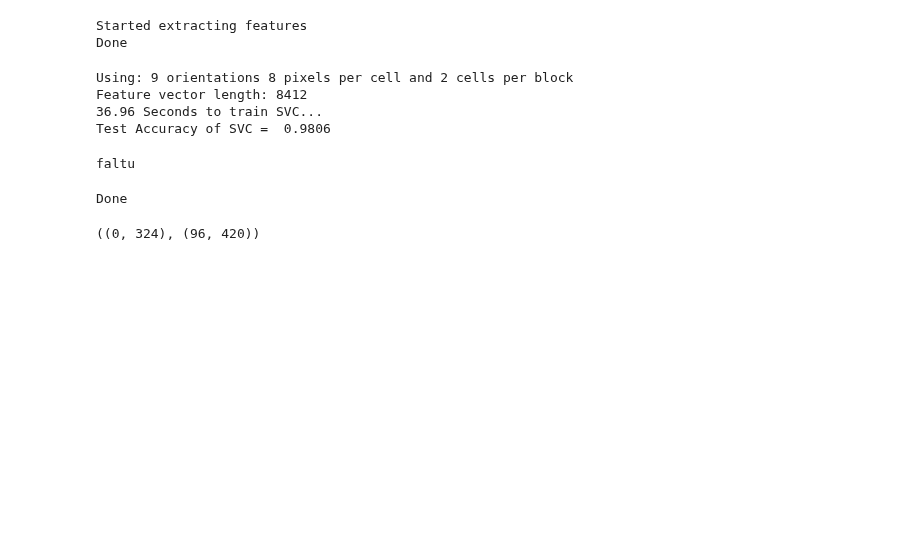
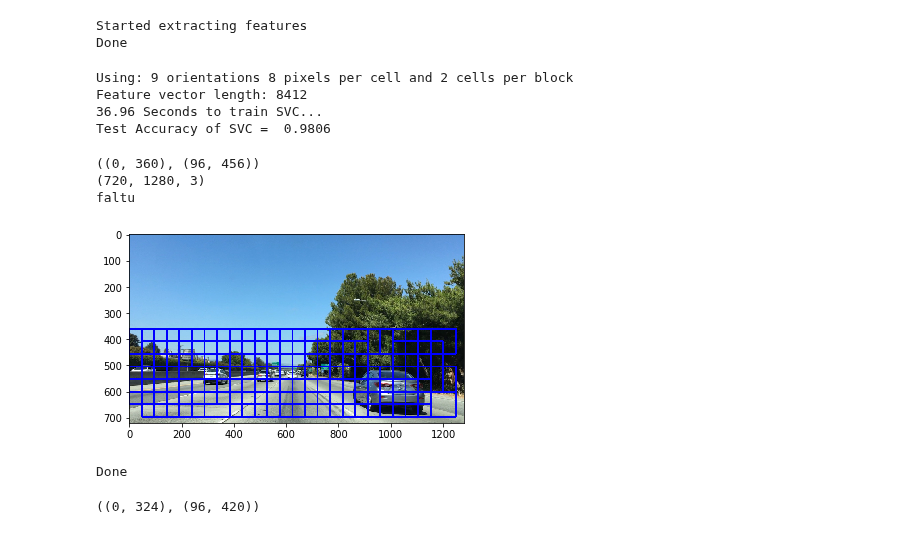
Before and after one commit to ikartiks/CarND-Vehicle-Detection-And-Tracking, a Jupyter notebook: P1.ipynb, the cells around one changed output. Drawn from its saved outputs; the diff is of its cells as text; code cells hidden in the pictures; blank space fills up the shorter version.

```diff
--- a/P1.ipynb
+++ b/P1.ipynb
@@ -256,8 +144,8 @@ print(len(scaled_X))
 carLabels = np.arange(len(cars))
 nonCarLabels = np.arange(len(nonCars))
 
-carLabels = np.zeros_like(carLabels)
-nonCarLabels = np.ones_like(nonCarLabels)
+carLabels = np.ones_like(carLabels)
+nonCarLabels = np.zeros_like(nonCarLabels)
 
 print(carLabels.shape)
 print(nonCarLabels.shape)
@@ -898,7 +787,7 @@ Test Accuracy of SVC =  0.9806
 # %%
 # Using search and classify
 
-'''
+
 t=time.time()
 
 image = mpimg.imread('bbox-example-image.jpg')
@@ -913,37 +802,43 @@ draw_image = np.copy(image)
 #image = image.astype(np.float32)/255
 
 windows = slide_window(image, x_start_stop=[None, None], y_start_stop=y_start_stop,
                     xy_window=(96, 96), xy_overlap=(0.5, 0.5))
 
 hot_windows = search_windows(image, windows, svc, X_scaler, color_space=color_space,
                         spatial_size=spatial_size, hist_bins=hist_bins,
                         orient=orient, pix_per_cell=pix_per_cell,
                         cell_per_block=cell_per_block,
                         hog_channel=hog_channel, spatial_feat=spatial_feat,
                         hist_feat=hist_feat, hog_feat=hog_feat)
 
 
 heat = add_heat(heat,hot_windows)
 
 # Apply threshold to help remove false positives
 heat = apply_threshold(heat,1)
 
 # Visualize the heatmap when displaying
 heatmap = np.clip(heat, 0, 255)
 
 # Find final boxes from heatmap using label function
 labels = label(heatmap)
 
 #print(labels.shape,' \n ',lables)
 
-draw_img = draw_labeled_bboxes(draw_image, labels)
-#window_img = draw_boxes(draw_image, hot_windows, color=(0, 0, 255), thick=6)
+#draw_img = draw_labeled_bboxes(draw_image, labels)
 
-plt.imshow(draw_img)
-'''
+print(draw_image.shape)
+
+window_img = draw_boxes(draw_image, hot_windows, color=(0, 0, 255), thick=6)
+
+plt.imshow(window_img)
+
 print('faltu')
 # %% [output]
+((0, 360), (96, 456))
+(720, 1280, 3)
 faltu
+[figure, added]
 # %%
 #Using find cars
 
```
Also changed, not shown: parts of 2 cells of this notebook.
